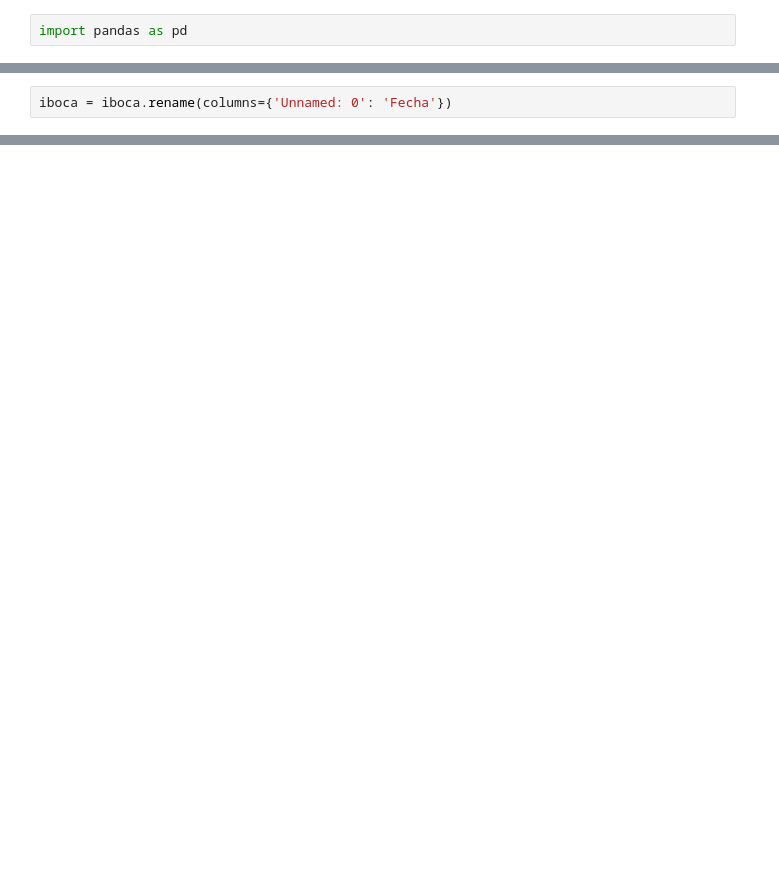
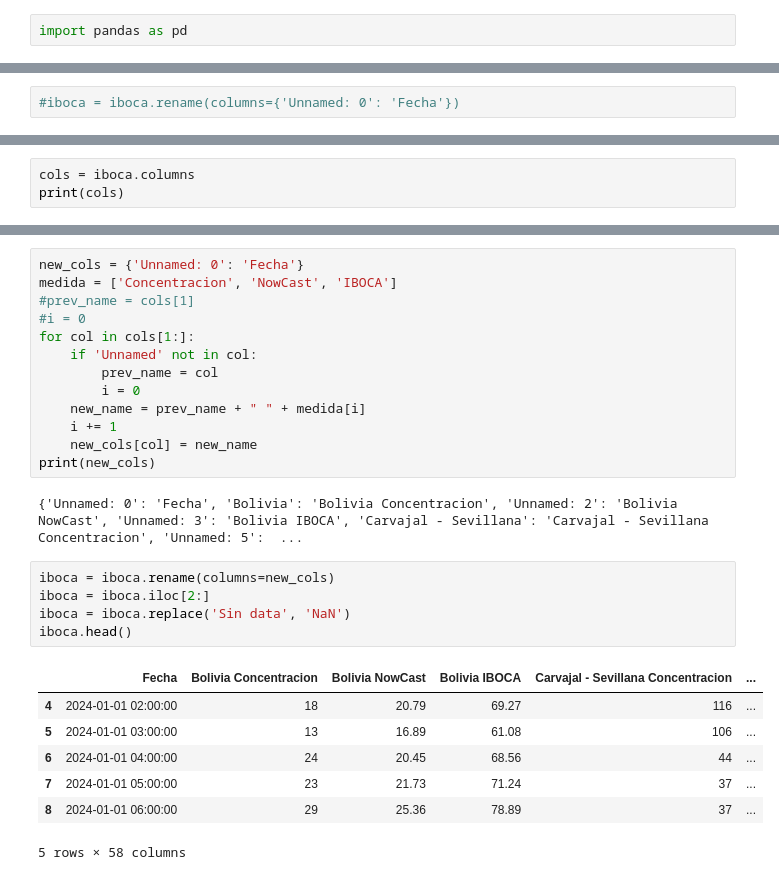
Before and after one commit to BILabsAndProjects/Proyecto2BI, a Jupyter notebook: proyecto2.ipynb, the cells around one changed output, grey strips where cells are left out. Saved outputs shown, nothing was run; the diff lists cells and outputs as text; blank space fills up the shorter version.

Commit message:
datos iboca

```diff
--- a/proyecto2.ipynb
+++ b/proyecto2.ipynb
@@ -27,2 +36,2 @@ iboca.tail(20)
 # %%
-iboca = iboca.rename(columns={'Unnamed: 0': 'Fecha'})
+#iboca = iboca.rename(columns={'Unnamed: 0': 'Fecha'})
@@ -38,0 +43,3 @@ iboca.head()
+# %%
+cols = iboca.columns
+print(cols)
@@ -38,0 +61,28 @@ iboca.head()
+# %%
+new_cols = {'Unnamed: 0': 'Fecha'}
+medida = ['Concentracion', 'NowCast', 'IBOCA']
+#prev_name = cols[1]
+#i = 0
+for col in cols[1:]:
+    if 'Unnamed' not in col:
+        prev_name = col
+        i = 0
+    new_name = prev_name + " " + medida[i]
+    i += 1
+    new_cols[col] = new_name
+print(new_cols)
+# %% [output]
+{'Unnamed: 0': 'Fecha', 'Bolivia': 'Bolivia Concentracion', 'Unnamed: 2': 'Bolivia NowCast', 'Unnamed: 3': 'Bolivia IBOCA', 'Carvajal - Sevillana': 'Carvajal - Sevillana Concentracion', 'Unnamed: 5':  ...
+# %%
+iboca = iboca.rename(columns=new_cols)
+iboca = iboca.iloc[2:]
+iboca = iboca.replace('Sin data', 'NaN')
+iboca.head()
+# %% [output]
+|  | Fecha | Bolivia Concentracion | Bolivia NowCast | Bolivia IBOCA | Carvajal - Sevillana Concentracion | ... |
+| 4 | 2024-01-01 02:00:00 | 18 | 20.79 | 69.27 | 116 | ... |
+| 5 | 2024-01-01 03:00:00 | 13 | 16.89 | 61.08 | 106 | ... |
+| 6 | 2024-01-01 04:00:00 | 24 | 20.45 | 68.56 | 44 | ... |
+| 7 | 2024-01-01 05:00:00 | 23 | 21.73 | 71.24 | 37 | ... |
+| 8 | 2024-01-01 06:00:00 | 29 | 25.36 | 78.89 | 37 | ... |
+5 rows × 58 columns
```
Also changed, not shown: parts of 5 cells of this notebook, 6 other files.
